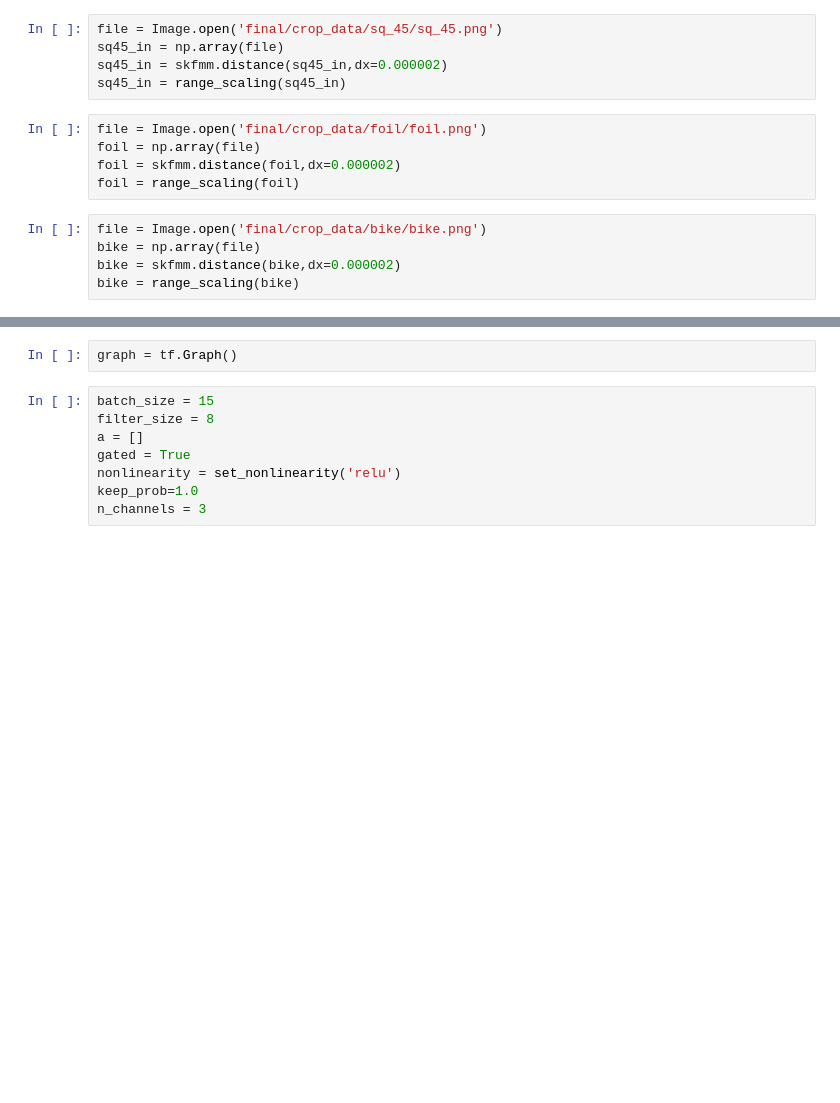
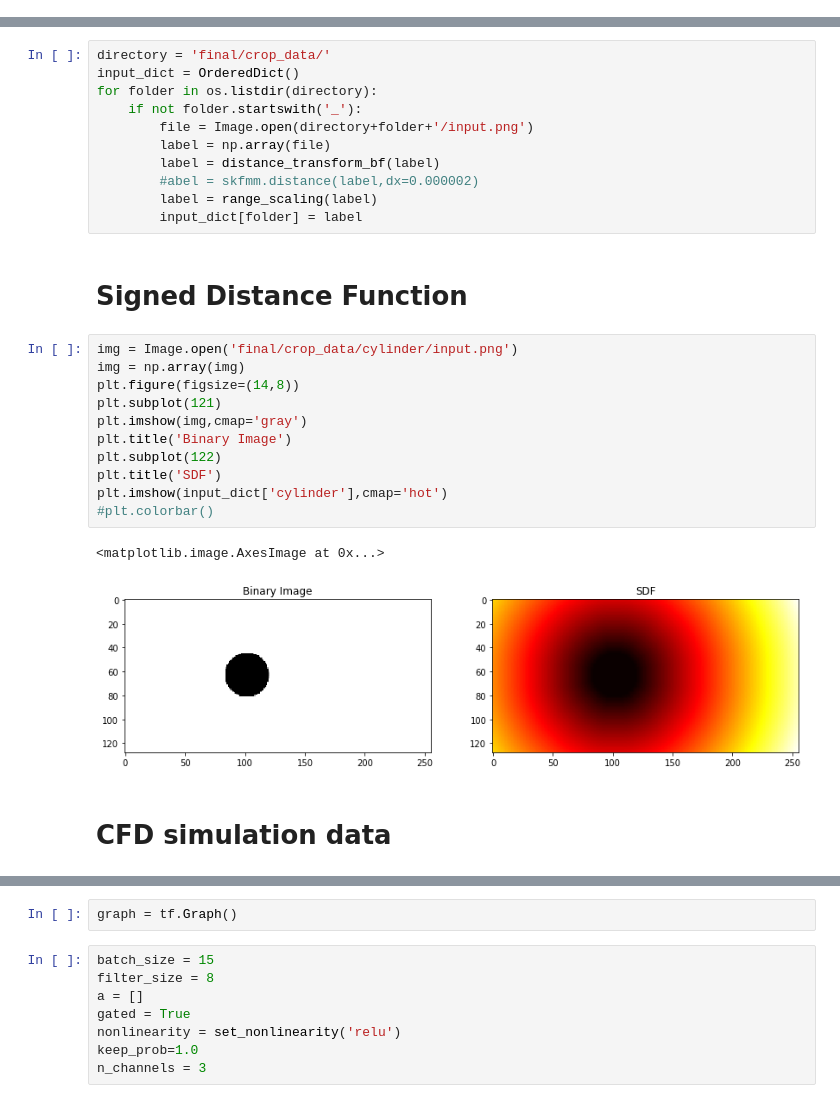
Before and after one commit to yeswanthcheekati/conv_nets, a Jupyter notebook: gen.ipynb, the cells around one changed output, grey strips where cells are left out. Cells and saved outputs as stored; diff of their text form; blank space fills up the shorter version.

```diff
--- a/gen.ipynb
+++ b/gen.ipynb
@@ -31,15 +14,0 @@ sq30_in = range_scaling(sq30_in)
-# %%
-file = Image.open('final/crop_data/sq_45/sq_45.png')
-sq45_in = np.array(file)
-sq45_in = skfmm.distance(sq45_in,dx=0.000002)
-sq45_in = range_scaling(sq45_in)
-# %%
-file = Image.open('final/crop_data/foil/foil.png')
-foil = np.array(file)
-foil = skfmm.distance(foil,dx=0.000002)
-foil = range_scaling(foil)
-# %%
-file = Image.open('final/crop_data/bike/bike.png')
-bike = np.array(file)
-bike = skfmm.distance(bike,dx=0.000002)
-bike = range_scaling(bike)
@@ -67,0 +54,29 @@ del sq0_tar, sq15_tar, sq30_tar, sq45_tar,
+# %%
+directory = 'final/crop_data/'
+input_dict = OrderedDict()
+for folder in os.listdir(directory):
+    if not folder.startswith('_'):
+        file = Image.open(directory+folder+'/input.png')
+        label = np.array(file)
+        label = distance_transform_bf(label)
+        #abel = skfmm.distance(label,dx=0.000002)
+        label = range_scaling(label)
+        input_dict[folder] = label
+# %% [markdown]
+# Signed Distance Function
+# %%
+img = Image.open('final/crop_data/cylinder/input.png')
+img = np.array(img)
+plt.figure(figsize=(14,8))
+plt.subplot(121)
+plt.imshow(img,cmap='gray')
+plt.title('Binary Image')
+plt.subplot(122)
+plt.title('SDF')
+plt.imshow(input_dict['cylinder'],cmap='hot')
+#plt.colorbar()
+# %% [output]
+<matplotlib.image.AxesImage at 0x...>
+[figure, added]
+# %% [markdown]
+# CFD simulation data
```
Also changed, not shown: parts of 35 cells of this notebook.
